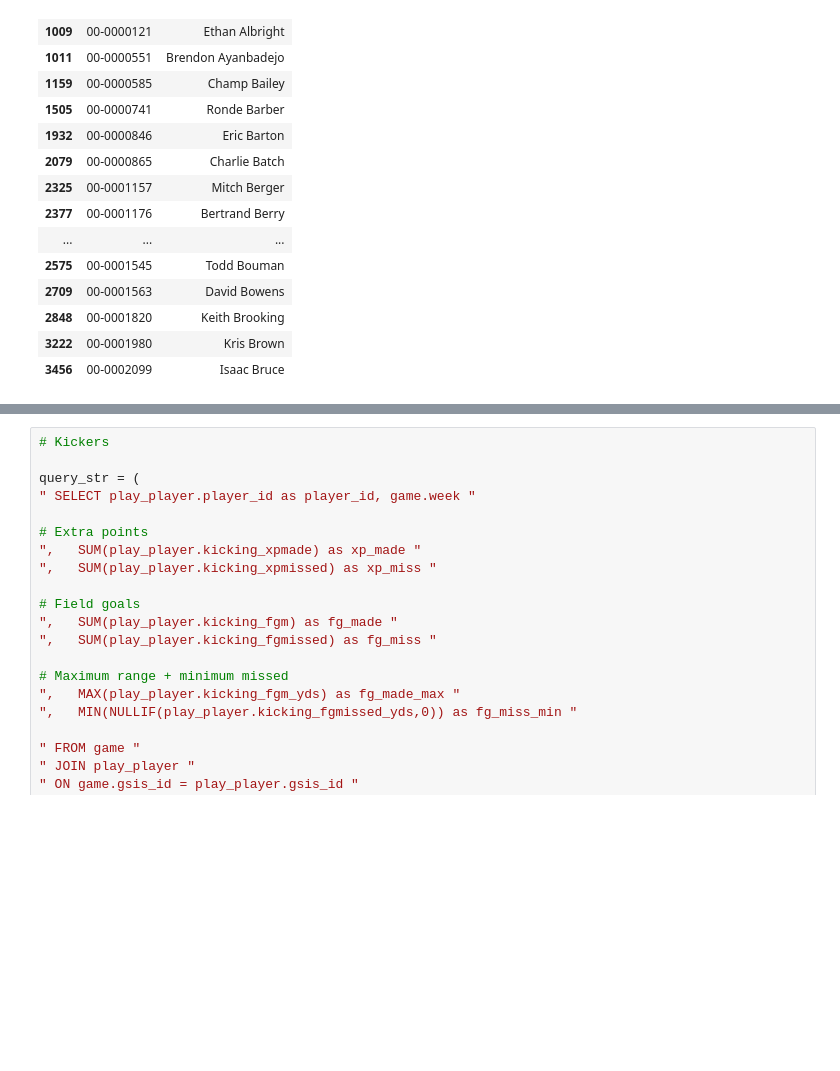
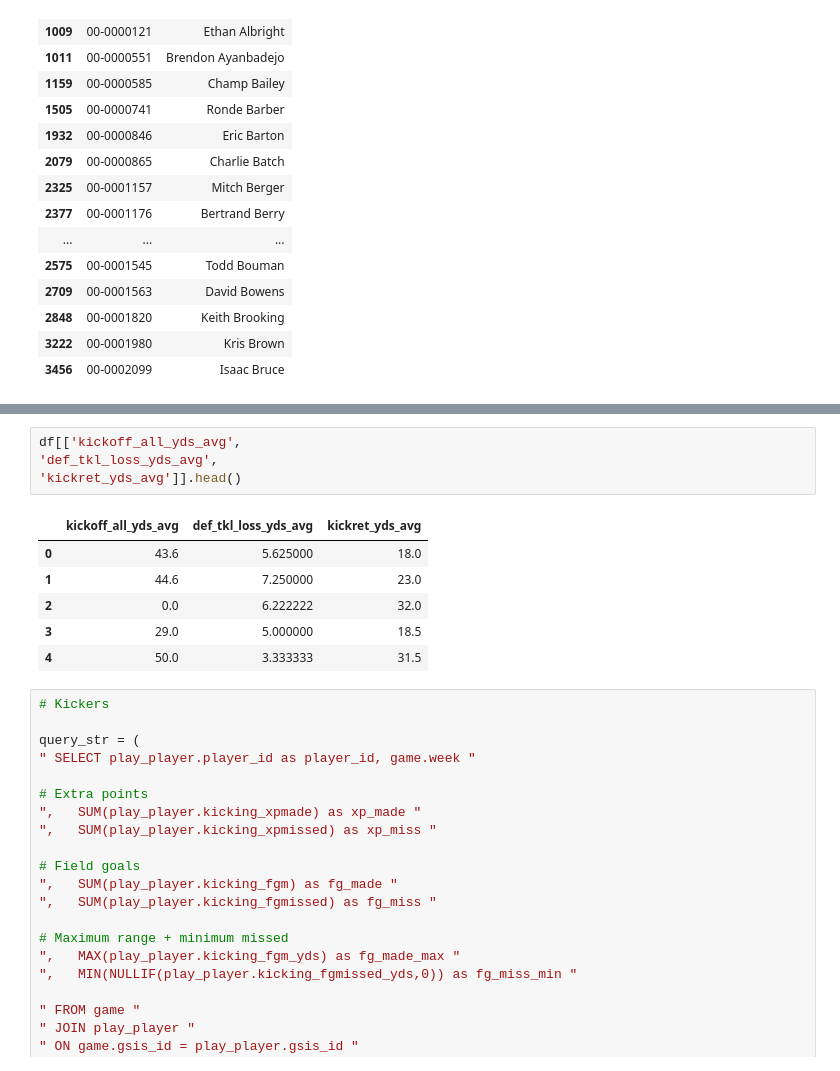
Before and after one commit to markertsean/Fantasy_Football, a Jupyter notebook: stats_generation/generate_sql.ipynb, the cells around one changed output, grey strips where cells are left out. Cells and saved outputs as stored; diff of their text form; blank space fills up the shorter version.

```diff
--- a/stats_generation/generate_sql.ipynb
+++ b/stats_generation/generate_sql.ipynb
@@ -198,3 +221,14 @@ df.head(20)
+# %%
+df[['kickoff_all_yds_avg',
+'def_tkl_loss_yds_avg',
+'kickret_yds_avg']].head()
+# %% [output]
+|  | kickoff_all_yds_avg | def_tkl_loss_yds_avg | kickret_yds_avg |
+| 0 | 43.6 | 5.625000 | 18.0 |
+| 1 | 44.6 | 7.250000 | 23.0 |
+| 2 | 0.0 | 6.222222 | 32.0 |
+| 3 | 29.0 | 5.000000 | 18.5 |
+| 4 | 50.0 | 3.333333 | 31.5 |
 # %%
 # Kickers
 
```
Also changed, not shown: parts of 2 cells of this notebook.
